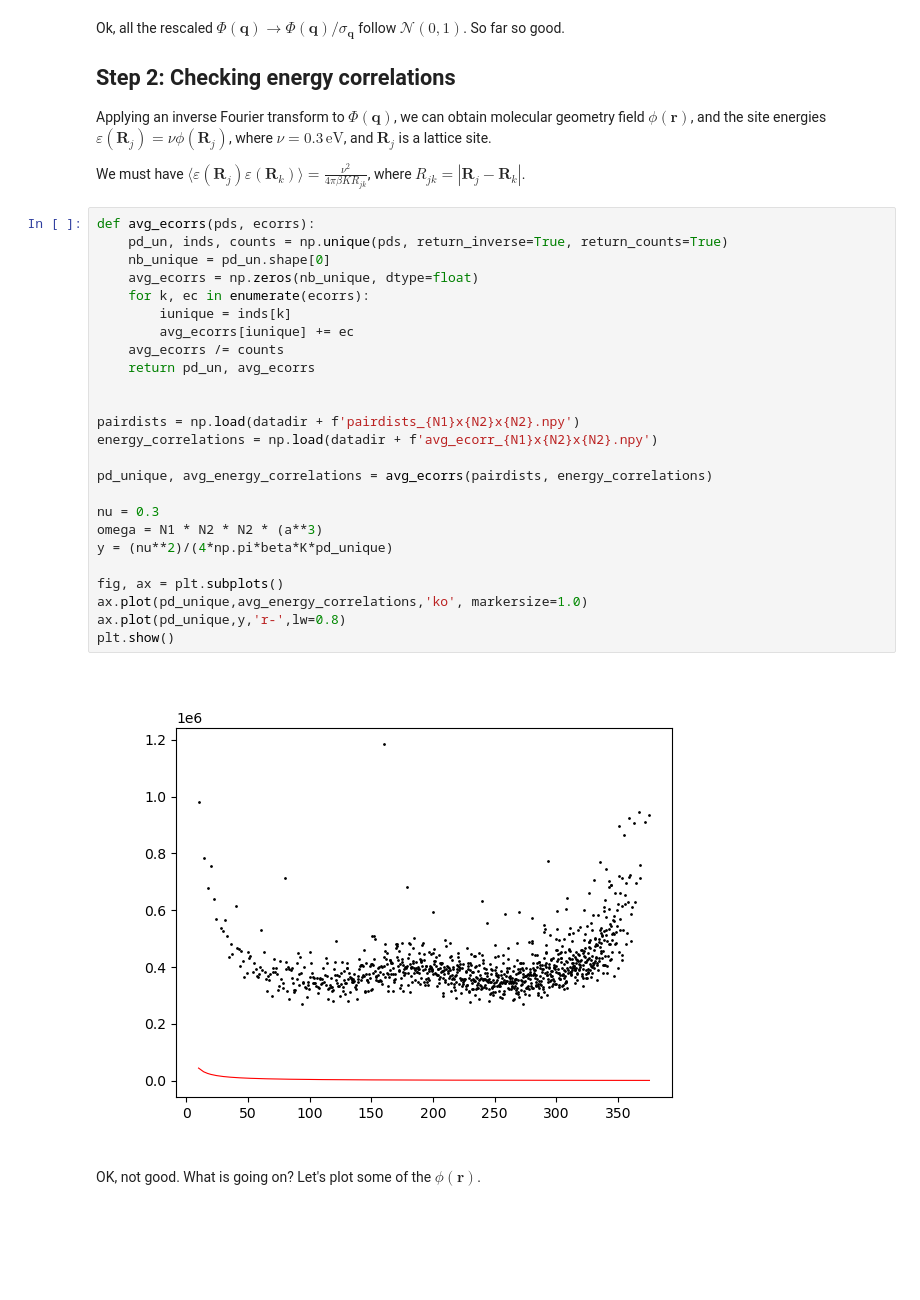
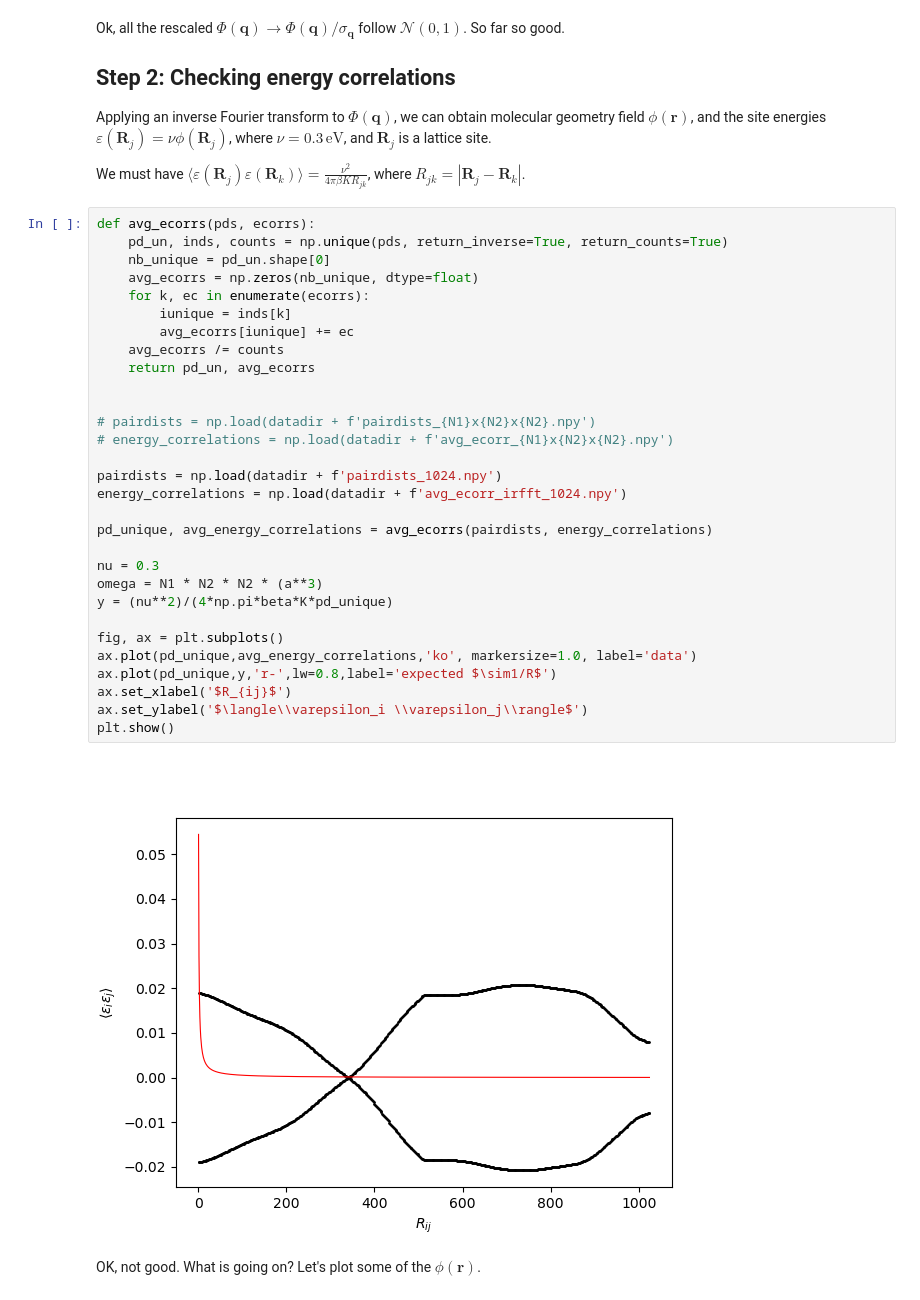
Before and after one commit to ngastellu/percolate_mac, a Jupyter notebook: YSSMB_lattice_model/sanity_checks.ipynb, the cells around one changed output. Cells and saved outputs as stored; diff of their text form; blank space fills up the shorter version.

```diff
--- a/YSSMB_lattice_model/sanity_checks.ipynb
+++ b/YSSMB_lattice_model/sanity_checks.ipynb
@@ -128,30 +128,35 @@ We must have $\langle\varepsilon(\bm{R}_j)\varepsilon(\bm{R}_k)\rangle = \frac{\
 # %%
 def avg_ecorrs(pds, ecorrs):
     pd_un, inds, counts = np.unique(pds, return_inverse=True, return_counts=True)
     nb_unique = pd_un.shape[0]
     avg_ecorrs = np.zeros(nb_unique, dtype=float)
     for k, ec in enumerate(ecorrs):
         iunique = inds[k]
         avg_ecorrs[iunique] += ec
     avg_ecorrs /= counts
     return pd_un, avg_ecorrs
 
 
-pairdists = np.load(datadir + f'pairdists_{N1}x{N2}x{N2}.npy')
-energy_correlations = np.load(datadir + f'avg_ecorr_{N1}x{N2}x{N2}.npy')
+# pairdists = np.load(datadir + f'pairdists_{N1}x{N2}x{N2}.npy')
+# energy_correlations = np.load(datadir + f'avg_ecorr_{N1}x{N2}x{N2}.npy')
+
+pairdists = np.load(datadir + f'pairdists_1024.npy')
+energy_correlations = np.load(datadir + f'avg_ecorr_irfft_1024.npy')
 
 pd_unique, avg_energy_correlations = avg_ecorrs(pairdists, energy_correlations)
 
 nu = 0.3
 omega = N1 * N2 * N2 * (a**3)
 y = (nu**2)/(4*np.pi*beta*K*pd_unique)
 
 fig, ax = plt.subplots()
-ax.plot(pd_unique,avg_energy_correlations,'ko', markersize=1.0)
-ax.plot(pd_unique,y,'r-',lw=0.8)
+ax.plot(pd_unique,avg_energy_correlations,'ko', markersize=1.0, label='data')
+ax.plot(pd_unique,y,'r-',lw=0.8,label='expected $\sim1/R$')
+ax.set_xlabel('$R_{ij}$')
+ax.set_ylabel('$\langle\\varepsilon_i \\varepsilon_j\\rangle$')
 plt.show()
 # %% [output]
-[figure, old version]
+[figure, new version]
 # %% [markdown]
 OK, not good. What is going on? Let's plot some of the $\phi(\bm{r})$.
 # %%
```
Also changed, not shown: parts of 1 cell of this notebook, 5 other files.
